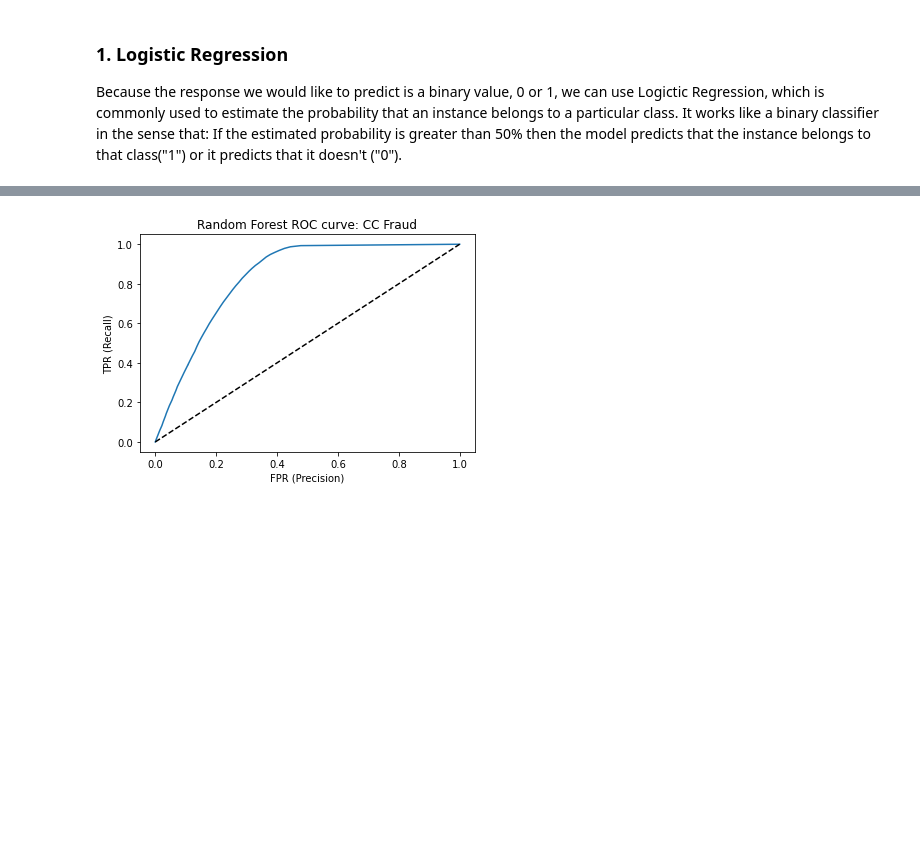
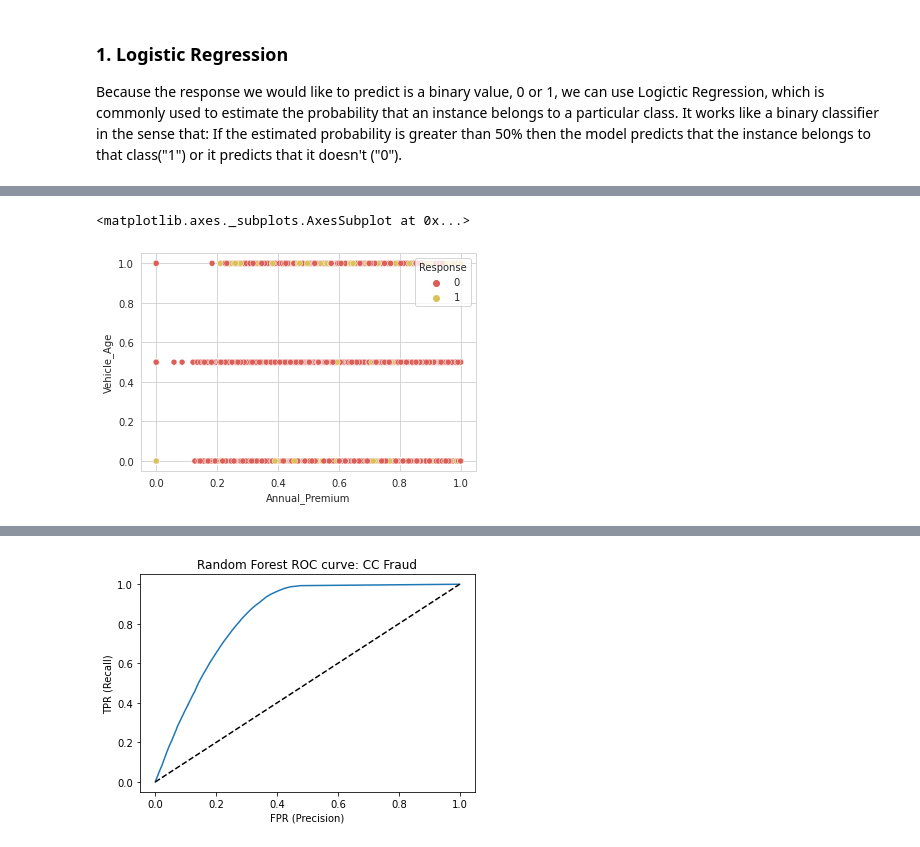
Before and after one commit to keresztesbeata/Intelligent-Systems-Lab, a Jupyter notebook: Health-Insurance-Cross-Sell-Prediction/Car_insurance_prediction.ipynb, the cells around one changed output, grey strips where cells are left out. Drawn from its saved outputs; the diff is of its cells as text; code cells hidden in the pictures; blank space fills up the shorter version.

```diff
--- a/Health-Insurance-Cross-Sell-Prediction/Car_insurance_prediction.ipynb
+++ b/Health-Insurance-Cross-Sell-Prediction/Car_insurance_prediction.ipynb
@@ -1808,0 +1762,7 @@ R2 score is:
+# %%
+# ensure the randomness by setting the value of the random seed
+stochastic_gradient_descent = SGDClassifier(random_state=666,loss='squared_error',class_weight={1:2})
+# pre-process the data
+X_train_prepared = prepare_data(X_train)
+
+stochastic_gradient_descent.fit(X_train_prepared, y_train)
@@ -1808,0 +1783,6 @@ R2 score is:
+# %%
+decision_tree_classifier = DecisionTreeClassifier()
+# pre-process the data
+X_train_prepared = prepare_data(X_train)
+
+decision_tree_classifier.fit(X_train_prepared, y_train)
@@ -1808,0 +1819,5 @@ R2 score is:
+# %%
+sns.scatterplot(x=X_train_prepared['Annual_Premium'], hue = y_train, y = X_train_prepared['Vehicle_Age'])
+# %% [output]
+<matplotlib.axes._subplots.AxesSubplot at 0x...>
+[figure, added]
```
Also changed, not shown: parts of 64 cells of this notebook.
